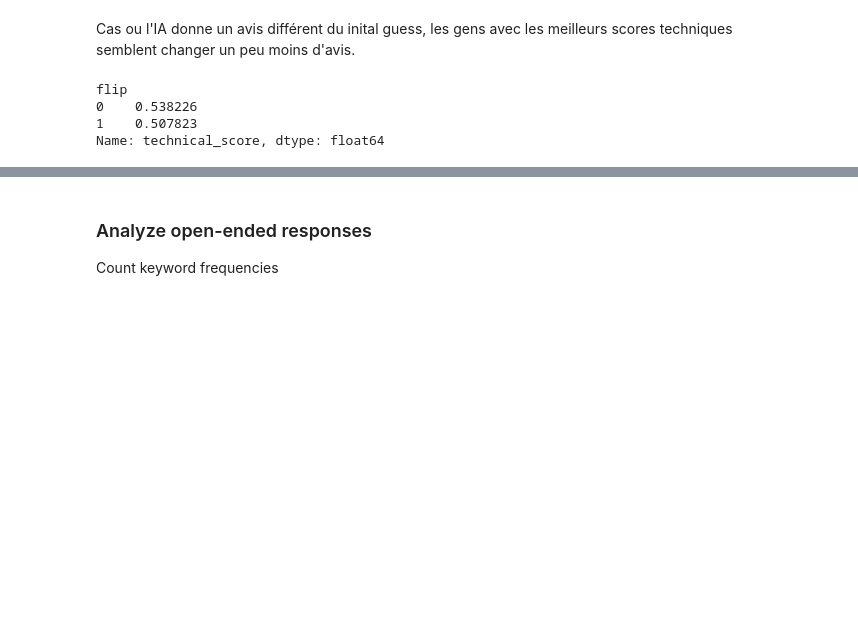
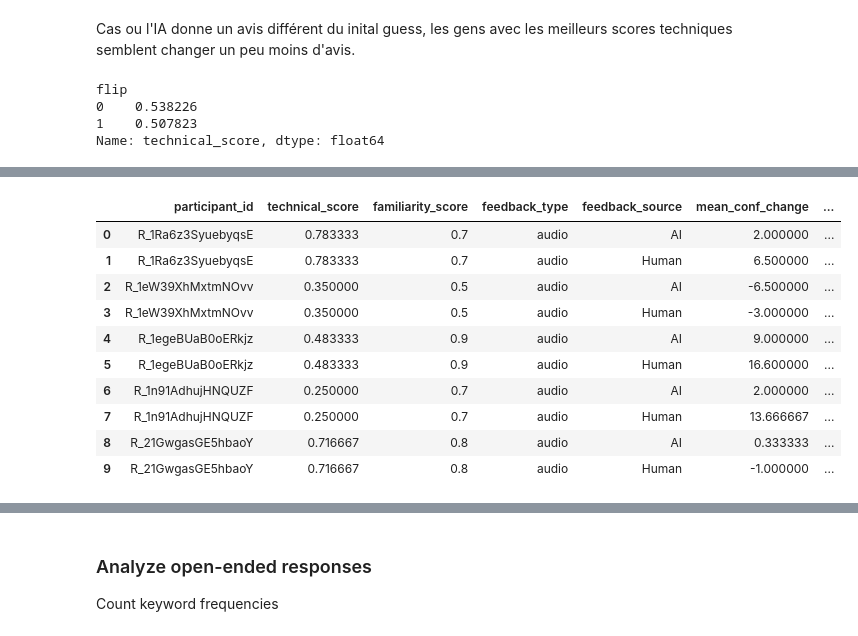
Before and after one commit to liogrnbrg/SHS_Psycho, a Jupyter notebook: main_analysis.ipynb, the cells around one changed output, grey strips where cells are left out. Drawn from its saved outputs; the diff is of its cells as text; code cells hidden in the pictures; blank space fills up the shorter version.

```diff
--- a/main_analysis.ipynb
+++ b/main_analysis.ipynb
@@ -663,0 +696,15 @@ sns.scatterplot(
+# %%
+conf_df3['flip_rate'] = conf_df3['flip_rate'].fillna(0)
+conf_df3.head(10)
+# %% [output]
+|  | participant_id | technical_score | familiarity_score | feedback_type | feedback_source | mean_conf_change | ... |
+| 0 | R_1Ra6z3SyuebyqsE | 0.783333 | 0.7 | audio | AI | 2.000000 | ... |
+| 1 | R_1Ra6z3SyuebyqsE | 0.783333 | 0.7 | audio | Human | 6.500000 | ... |
+| 2 | R_1eW39XhMxtmNOvv | 0.350000 | 0.5 | audio | AI | -6.500000 | ... |
+| 3 | R_1eW39XhMxtmNOvv | 0.350000 | 0.5 | audio | Human | -3.000000 | ... |
+| 4 | R_1egeBUaB0oERkjz | 0.483333 | 0.9 | audio | AI | 9.000000 | ... |
+| 5 | R_1egeBUaB0oERkjz | 0.483333 | 0.9 | audio | Human | 16.600000 | ... |
+| 6 | R_1n91AdhujHNQUZF | 0.250000 | 0.7 | audio | AI | 2.000000 | ... |
+| 7 | R_1n91AdhujHNQUZF | 0.250000 | 0.7 | audio | Human | 13.666667 | ... |
+| 8 | R_21GwgasGE5hbaoY | 0.716667 | 0.8 | audio | AI | 0.333333 | ... |
+| 9 | R_21GwgasGE5hbaoY | 0.716667 | 0.8 | audio | Human | -1.000000 | ... |
```
Also changed, not shown: parts of 35 cells of this notebook.
